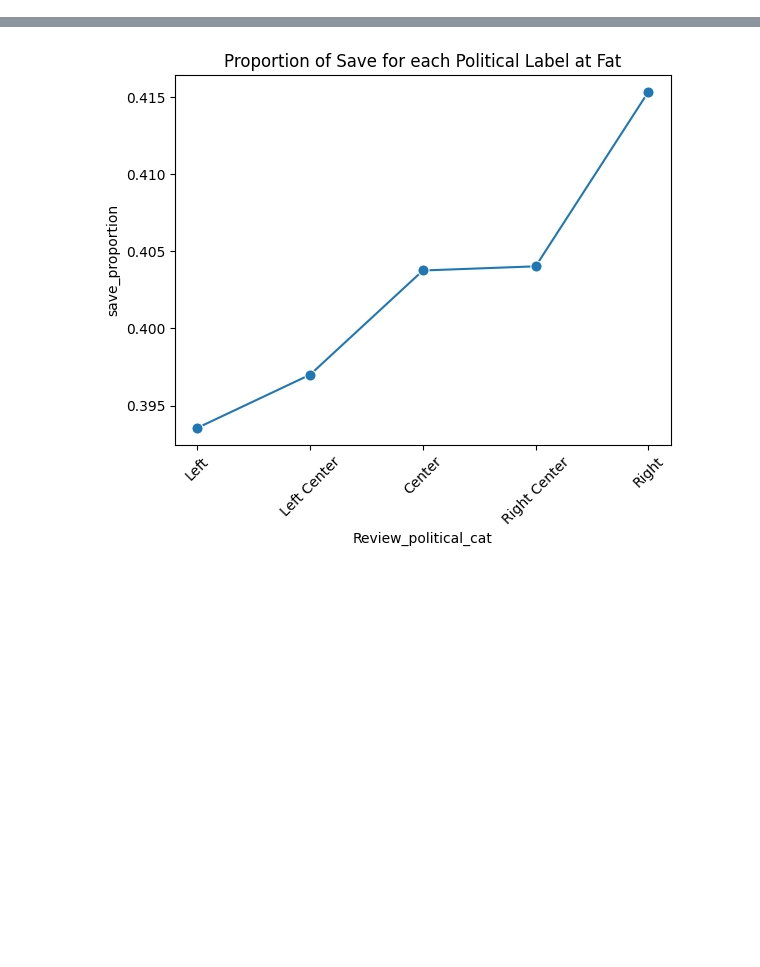
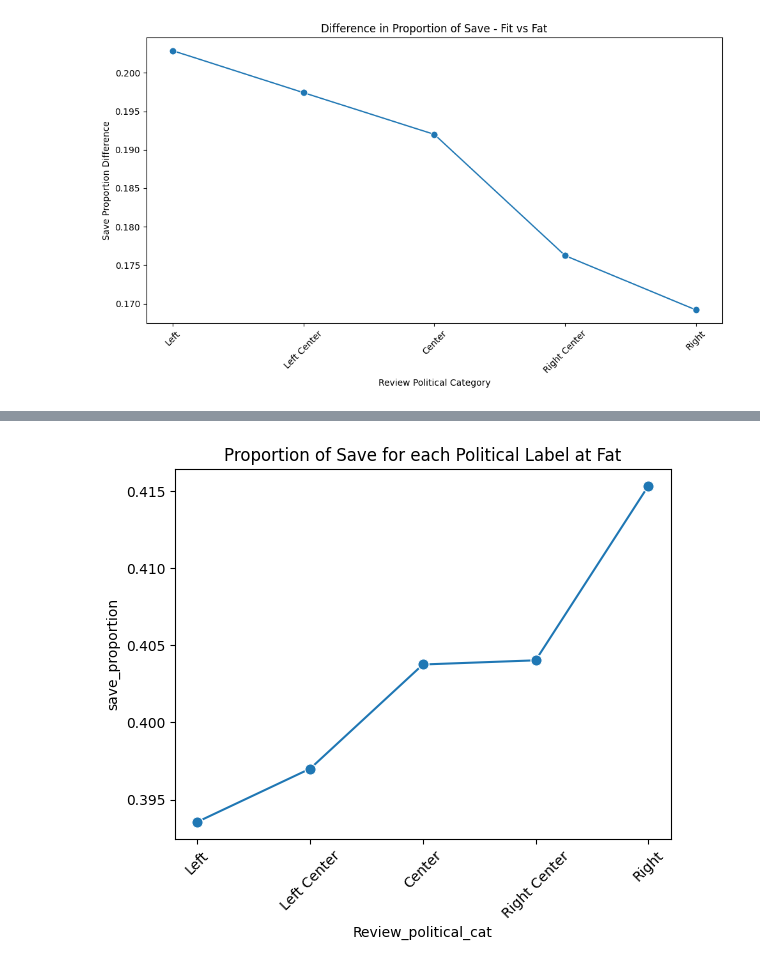
Before and after one commit to ziqishu/COG403_final_project, a Jupyter notebook: our_code/save_proportion.ipynb, the cells around one changed output, grey strips where cells are left out. Cells and saved outputs as stored; diff of their text form; code cells hidden in the pictures; blank space fills up the shorter version.

```diff
--- a/our_code/save_proportion.ipynb
+++ b/our_code/save_proportion.ipynb
@@ -12,0 +327,82 @@ df.head()
+# %%
+import pandas as pd
+import numpy as np
+import matplotlib.pyplot as plt
+import seaborn as sns
+import statsmodels.api as sm
+
+# Assuming 'df' is your DataFrame, and it has been appropriately loaded and prepared.
+df['is_save'] = df['Saved'] == 1
+
+ordered_political_labels = ['Left', 'Left Center', 'Center', 'Right Center', 'Right']
+
+# Define the pairs of attributes you want to compare
+attribute_pairs = [
+    ('Fit', 'Fat'),
+    ('Female', 'Male'),
+    ('Old', 'Young'),
+    ('Hoomans', 'Pets'),
+    ('Low', 'High')
+]
+
+# Initialize an empty DataFrame for accumulating results
+all_diffs_df = pd.DataFrame()
+
+# Bootstrap parameters
+n_bootstraps = 100  # Adjust as necessary for balance between speed and accuracy
+np.random.seed(42)  # For reproducibility
+
+# Loop through each pair
+for pair in attribute_pairs:
+    diffs = []  # List to store the differences in proportions for each bootstrap
+    for i in range(n_bootstraps):
+        # Sample with replacement
+        sampled_df = df.sample(n=len(df), replace=True)
+        # Calculate mean proportion of save for each level within the pair
+        proportions = sampled_df.groupby(['AttributeLevel', 'Review_political_cat'])['is_save'].mean().reset_index()
+        # Calculate differences
+        diff = proportions[proportions['AttributeLevel'] == pair[0]].set_index('Review_political_cat')['is_save'] - \
+               proportions[proportions['AttributeLevel'] == pair[1]].set_index('Review_political_cat')['is_save']
+        diffs.append(diff)
+
+# record the proportion, make a confidence
+
+    # Convert list of differences to DataFrame and calculate the mean difference
+    diffs_df = pd.DataFrame(diffs).mean().reset_index()
+    diffs_df.columns = ['Review_political_cat', 'save_proportion_difference']
+    diffs_df['Review_political_cat'] = pd.Categorical(diffs_df['Review_political_cat'], categories=ordered_political_labels, ordered=True)
+    diffs_df['AttributePair'] = f'{pair[0]} vs {pair[1]}'
+
+    # Append to the accumulator DataFrame
+    all_diffs_df = pd.concat([all_diffs_df, diffs_df], ignore_index=True)
+
+    # Plotting the difference in save proportions for the current attribute pair
+    plt.figure(figsize=(10, 6))
+    sns.lineplot(x='Review_political_cat', y='save_proportion_difference', data=diffs_df, marker='o', markersize=8)
+    plt.xticks(rotation=45)
+    plt.title(f'Difference in Proportion of Save - {pair[0]} vs {pair[1]}')
+    plt.ylabel('Save Proportion Difference')
+    plt.xlabel('Review Political Category')
+    plt.tight_layout()
+    plt.savefig(f'propotion_graph/proportion_difference_{pair[0]}_vs_{pair[1]}.png')
+    plt.show()
+
+# Save the accumulated DataFrame to a CSV file for later use
+all_diffs_df.to_csv('differences_in_save_proportions.csv', index=False)
+
+# Map political categories to numeric values for regression analysis
+political_mapping = {label: i for i, label in enumerate(ordered_political_labels, 1)}
+all_diffs_df['Review_political_cat_numeric'] = all_diffs_df['Review_political_cat'].map(political_mapping)
+
+# Perform a linear regression for each attribute pair
+for attribute_pair in all_diffs_df['AttributePair'].unique():
+    print(f"\nLinear Regression for: {attribute_pair}")
+    sub_df = all_diffs_df[all_diffs_df['AttributePair'] == attribute_pair]
+    X = sub_df[['Review_political_cat_numeric']]  # Predictor
+    X = sm.add_constant(X)  # Adds a constant term to the predictor
+    Y = sub_df['save_proportion_difference']  # Response
+
+    model = sm.OLS(Y, X).fit()  # Fit model
+    print(model.summary())
+# %% [output]
+[figure, added]
```
Also changed, not shown: parts of 17 cells of this notebook, 31 other files.
